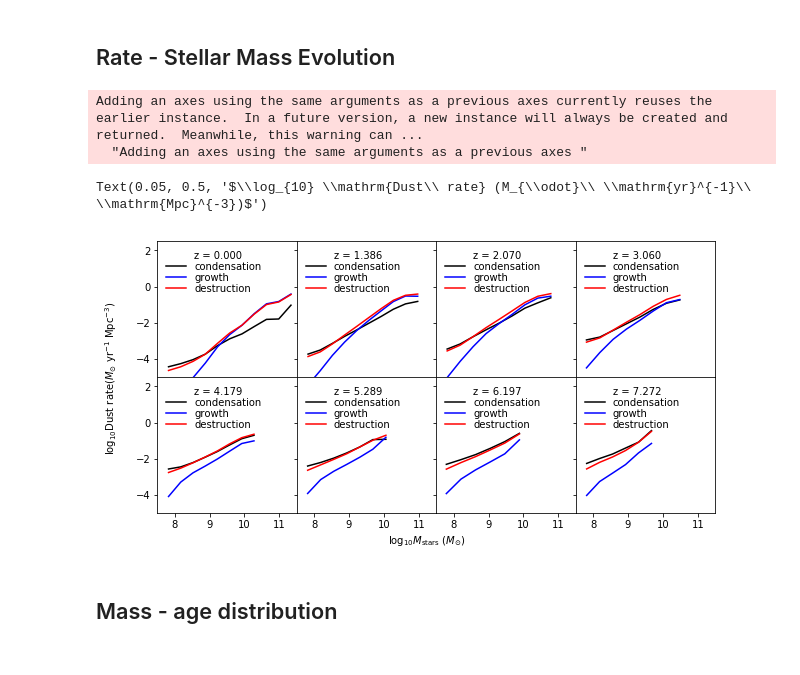
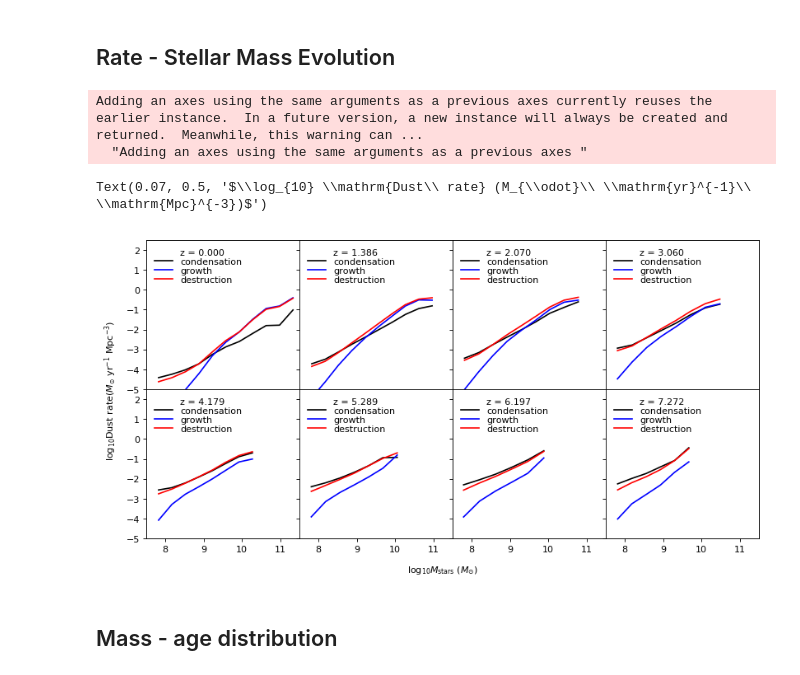
Before and after one commit to darrencroton/sage, a Jupyter notebook: analysis/allresults-new.ipynb, the cells around one changed output. Drawn from its saved outputs; the diff is of its cells as text; code cells hidden in the pictures.

```diff
--- a/analysis/allresults-new.ipynb
+++ b/analysis/allresults-new.ipynb
@@ -248,6 +246,8 @@ for i in range(len(redshift)):
 from mpl_toolkits.axes_grid1 import make_axes_locatable
 import matplotlib.pyplot as plt
 plt.rcParams['figure.dpi'] = 80
+matplotlib.rcParams.update({'errorbar.capsize': 2})
+matplotlib.rcParams.update({'font.size': 12})
 # %%
 w = np.where(np.log10(G_history[3].StellarMass * 1.e10 / Hubble_h) > 10.5 )[0]
 print((G_history[3].SfrBulge[w] + G_history[3].SfrDisk[w]) / (G_history[3].StellarMass[w] * 1.e10 /Hubble_h))
@@ -1828,7 +1846,7 @@ plt.savefig('DMFEvolution-new-dust.png')
 # %% [markdown]
 ## Rate - Stellar Mass Evolution
 # %%
-fig, axes = plt.subplots(2, 4, sharex=True, sharey=True, figsize=(10, 5))
+fig, axes = plt.subplots(2, 4, sharex=True, sharey=True, figsize=(12, 6))
 
 for i in range(8):
     ax1 = plt.subplot(2,4,i+1)
@@ -1853,36 +1871,36 @@ for i in range(8):
 
     #plt.scatter(mass, form, marker='o', s=1, c='white', alpha=0.5, label='z = '+ f'{redshift[i]:.3f}')
     plt.plot(bins-delta/2, medianf, 'white', label='z = '+ f'{redshift[i]:.3f}')
     plt.plot(bins-delta/2, medianf, 'k-', label='condensation')
     plt.plot(bins-delta/2, mediang, 'b-', label='growth')
     plt.plot(bins-delta/2, mediand, 'r-', label='destruction')
 
     plt.axis([7.5, 11.5, -5, 2.5])
     leg = plt.legend(loc='upper left', numpoints=1, labelspacing=0.1)
     leg.draw_frame(False)  # Don't want a box frame
     for t in leg.get_texts():  # Reduce the size of the text
         t.set_fontsize('medium')
 
 plt.subplot(242).set_xticklabels([])
 plt.subplot(242).set_yticklabels([])
 plt.subplot(243).set_xticklabels([])
 plt.subplot(243).set_yticklabels([])
 plt.subplot(244).set_xticklabels([])
 plt.subplot(244).set_yticklabels([])
 plt.subplot(246).set_yticklabels([])
 plt.subplot(247).set_yticklabels([])
 plt.subplot(248).set_yticklabels([])
 
 plt.subplots_adjust(wspace=0, hspace=0)
 fig.text(0.5, 0.04, r'$\log_{10} M_{\mathrm{stars}}\ (M_{\odot})$', ha='center')
-fig.text(0.05, 0.5, r'$\log_{10} \mathrm{Dust\ rate} (M_{\odot}\ \mathrm{yr}^{-1}\ \mathrm{Mpc}^{-3})$', va='center', rotation='vertical')
+fig.text(0.07, 0.5, r'$\log_{10} \mathrm{Dust\ rate} (M_{\odot}\ \mathrm{yr}^{-1}\ \mathrm{Mpc}^{-3})$', va='center', rotation='vertical')
 
 #plt.savefig('plots/DustRate-mass_z_new-dust.png')
 # %% [output]
 Adding an axes using the same arguments as a previous axes currently reuses the earlier instance.  In a future version, a new instance will always be created and returned.  Meanwhile, this warning can ...
   "Adding an axes using the same arguments as a previous axes "
-Text(0.05, 0.5, '$\\log_{10} \\mathrm{Dust\\ rate} (M_{\\odot}\\ \\mathrm{yr}^{-1}\\ \\mathrm{Mpc}^{-3})$')
+Text(0.07, 0.5, '$\\log_{10} \\mathrm{Dust\\ rate} (M_{\\odot}\\ \\mathrm{yr}^{-1}\\ \\mathrm{Mpc}^{-3})$')
-[figure, old version]
+[figure, new version]
 # %% [markdown]
 ## Mass - age distribution
 # %%
```
Also changed, not shown: parts of 15 cells of this notebook.
